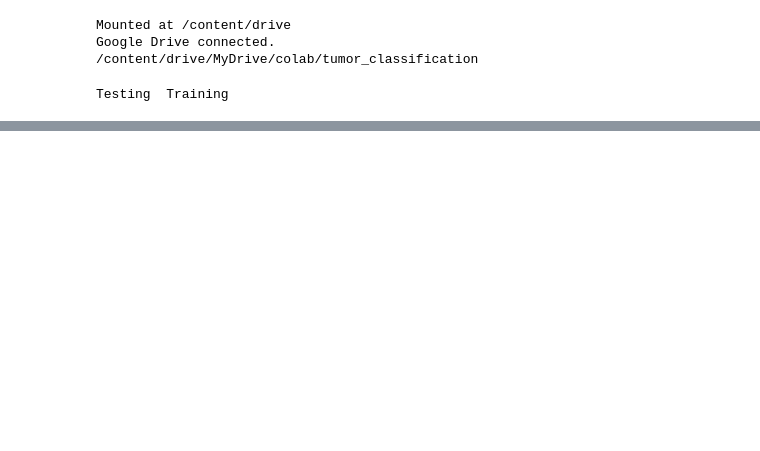
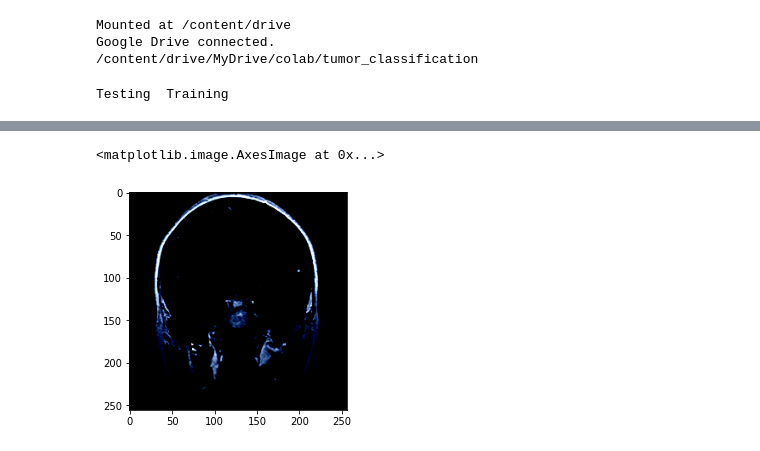
Before and after one commit to bymerkan/PyTorch_Tumor_Classification, a Jupyter notebook: tumor_classification.ipynb, the cells around one changed output, grey strips where cells are left out. Drawn from its saved outputs; the diff is of its cells as text; code cells hidden in the pictures; blank space fills up the shorter version.

```diff
--- a/tumor_classification.ipynb
+++ b/tumor_classification.ipynb
@@ -100,9 +117,16 @@ if REBUILD_DATA:
 # %%
-training_images = np.load("training_images.npy", allow_pickle=True)
-training_labels = np.load("training_labels.npy", allow_pickle=True)
+#training_images = np.load("training_images.npy", allow_pickle=True)
+#training_labels = np.load("training_labels.npy", allow_pickle=True)
 
-testing_images = np.load("testing_images.npy", allow_pickle=True)
-testing_labels = np.load("testing_labels.npy", allow_pickle=True)
+#testing_images = np.load("testing_images.npy", allow_pickle=True)
+#testing_labels = np.load("testing_labels.npy", allow_pickle=True)
 
-print("Shape of training_images: ",(training_images).shape," | Shape of training_labels:",(training_labels).shape,"|| Shape of testing_images: ", (testing_images).shape ," | Shape of testing_labels:",(testing_labels).shape)
+training_images = torch.load("training_images.pt")
+training_labels = torch.load("training_labels.pt")
+
+testing_images = torch.load("testing_images.pt")
+testing_labels = torch.load("testing_labels.pt")
+
+print("Loaded.")
+#print("Shape of training_images: ",(training_images).shape," | Shape of training_labels:",(training_labels).shape,"|| Shape of testing_images: ", (testing_images).shape ," | Shape of testing_labels:",(testing_labels).shape)
 # %% [output]
@@ -110,16 +149,27 @@ Shape of training_images:  (2870, 512, 512, 3)  | Shape of training_labels: (287
 # %%
-import torch
 import matplotlib.pyplot as plt
 
-X = torch.Tensor([i for i in training_images]).view(-1,512,512)
-train_X = X/255.0
+
+#X = torch.Tensor([i for i in training_images]).view(-1,128,128)
+#train_X = X/255.0
+#train_y = torch.Tensor([i for i in training_labels])
+
+train_X = training_images
 train_y = torch.Tensor([i for i in training_labels])
 
-X2 = torch.Tensor([i for i in testing_images]).view(-1,512,512)
-test_X = X2/255.0
+#X2 = torch.Tensor([i for i in testing_images]).view(-1,128,128)
+#test_X = X2/255.0
+#test_y = torch.Tensor([i for i in testing_labels])
+
+test_X = testing_images
 test_y = torch.Tensor([i for i in testing_labels])
+
 
 print(len(train_X), len(test_X))
 
-plt.imshow(X[0], cmap="gray")
-print(training_labels[0])
+print(train_X[0])
+#plt.imshow(X[0], cmap="gray")
+#T.ToPILImage()(X[0])
+#plt.imshow(  X[0].permute(1, 2, 0)  )
+
+#print(training_labels[0])
@@ -125,0 +194,3 @@ print(training_labels[0])
+# %%
+plt.imshow(train_X[0].permute(1, 2, 0))
+# %% [output]
@@ -126,3 +198,5 @@ print(training_labels[0])
+<matplotlib.image.AxesImage at 0x...>
+[figure, added]
 # %%
 import torch.nn as nn
 import torch.nn.functional as F
```
Also changed, not shown: parts of 9 cells of this notebook.
